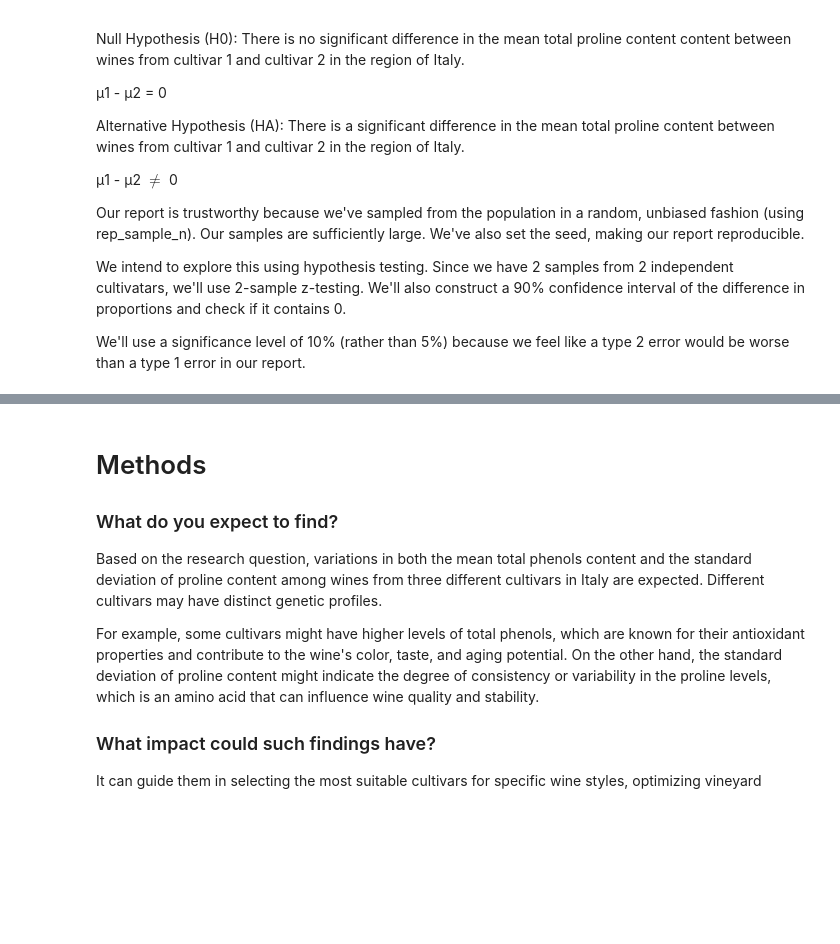
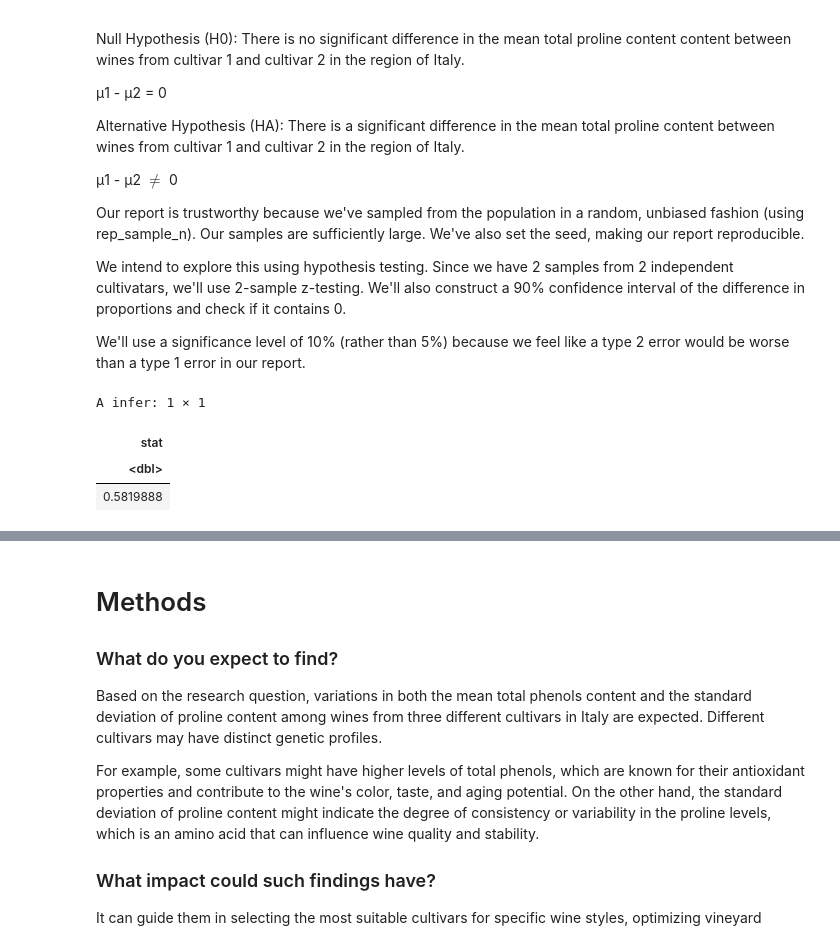
Before and after one commit to lyl1220/Stat201_Project, a Jupyter notebook: w group proposal.ipynb, the cells around one changed output, grey strips where cells are left out. Saved outputs shown, nothing was run; the diff lists cells and outputs as text; code cells hidden in the pictures; blank space fills up the shorter version.

```diff
--- a/w group proposal.ipynb
+++ b/w group proposal.ipynb
@@ -139,3 +157,12 @@ Our report is trustworthy because we've sampled from the population in a random,
 We intend to explore this using hypothesis testing. Since we have 2 samples from 2 independent cultivatars, we'll use 2-sample z-testing. We'll also construct a 90% confidence interval of the difference in proportions and check if it contains 0.
 
 We'll use a significance level of 10% (rather than 5%) because we feel like a type 2 error would be worse than a type 1 error in our report.
+# %%
+observed_test_statistic <- clean_data|>specify(total_phenols~class)|>
+calculate(stat="diff in means",order=c("1","2"))
+observed_test_statistic
+# %% [output]
+A infer: 1 × 1
+| stat |
+| <dbl> |
+| 0.5819888 |
```
Also changed, not shown: parts of 5 cells of this notebook.
